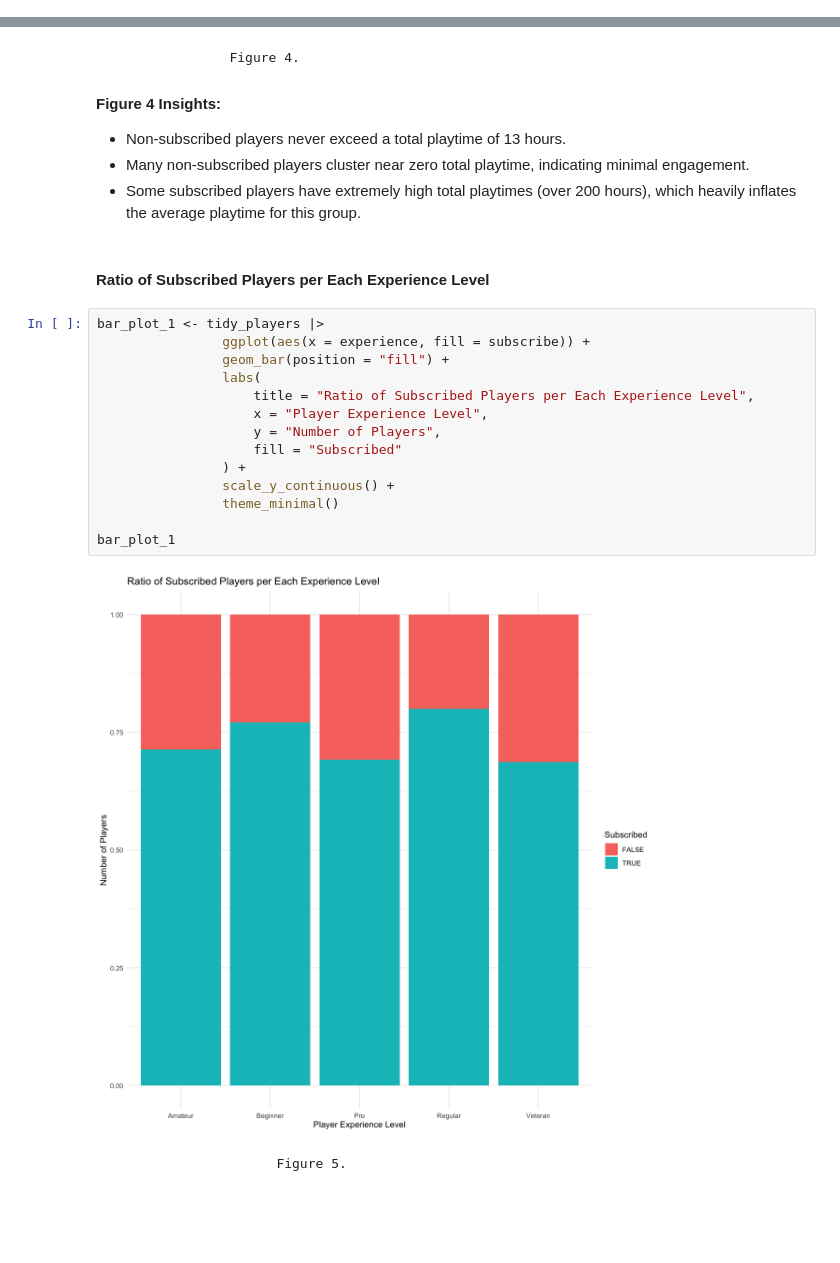
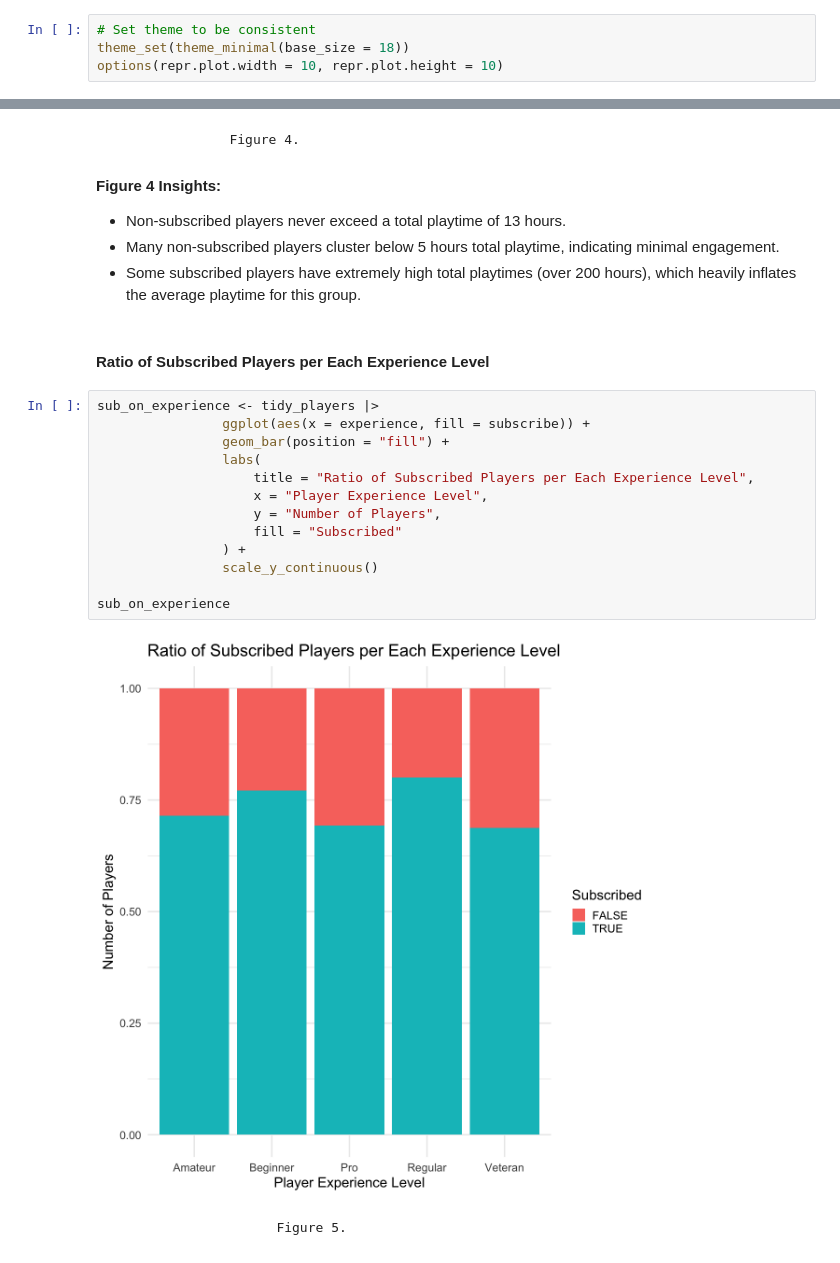
Before and after one commit to avahbot/dsci-100-term-project-final, a Jupyter notebook: project.ipynb, the cells around one changed output, grey strips where cells are left out. Drawn from its saved outputs; the diff is of its cells as text; blank space fills up the shorter version.

Commit message:
Formatting for better visualizations

```diff
--- a/project.ipynb
+++ b/project.ipynb
@@ -159,4 +159,8 @@ A tibble: 2 × 5
 Before conducting the analysis, we first created three visualisations of the dataset to support exploratory data analysis. This allows us to better understand the structure of the data, how we should approach the classification task, and whether any additional tidying of the data are necessary before proceeding.
 # %% [markdown]
 #### Age vs Played Hours of Plaicraft Players
+# %%
+# Set theme to be consistent
+theme_set(theme_minimal(base_size = 18))
+options(repr.plot.width = 10, repr.plot.height = 10)
 # %%
@@ -180,26 +187,25 @@ scatter_plot
 # %% [markdown]
 **Figure 4 Insights:**
 * Non-subscribed players never exceed a total playtime of 13 hours.
-* Many non-subscribed players cluster near zero total playtime, indicating minimal engagement.
+* Many non-subscribed players cluster below 5 hours total playtime, indicating minimal engagement.
 * Some subscribed players have extremely high total playtimes (over 200 hours), which heavily inflates the average playtime for this group.
 # %% [markdown]
 #### Ratio of Subscribed Players per Each Experience Level
 # %%
-bar_plot_1 <- tidy_players |>
+sub_on_experience <- tidy_players |>
                 ggplot(aes(x = experience, fill = subscribe)) +
                 geom_bar(position = "fill") +
                 labs(
                     title = "Ratio of Subscribed Players per Each Experience Level",
                     x = "Player Experience Level",
                     y = "Number of Players",
                     fill = "Subscribed"
                 ) +
-                scale_y_continuous() +
-                theme_minimal()
+                scale_y_continuous()
 
-bar_plot_1
+sub_on_experience
 # %% [output]
-[figure, old version]
+[figure, new version]
 # %% [markdown]
                          Figure 5.
 # %% [markdown]
```
Also changed, not shown: parts of 4 cells of this notebook.
